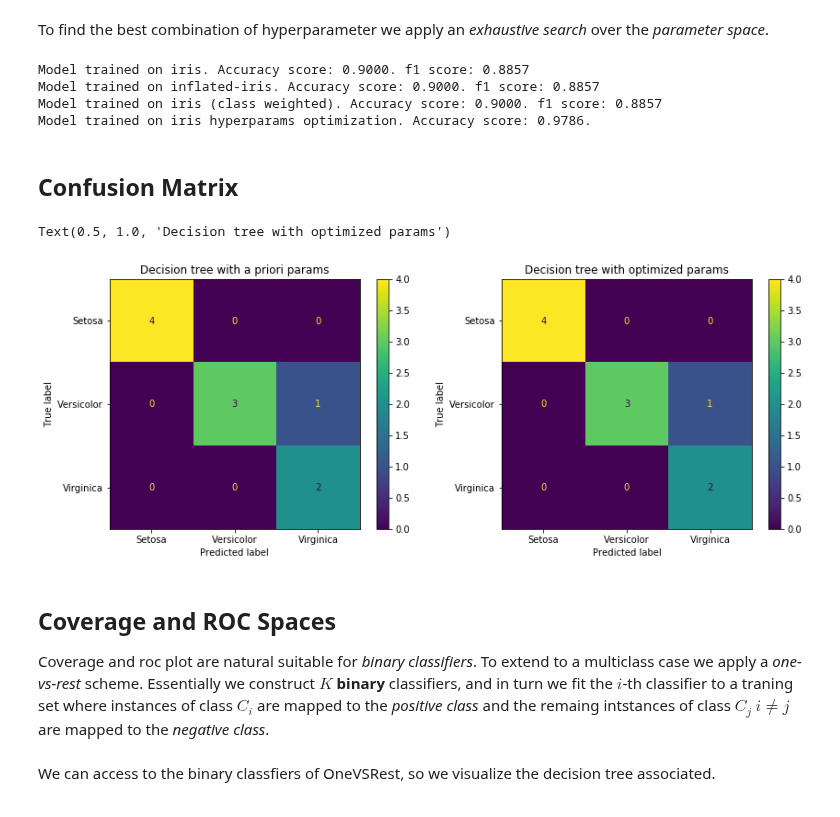
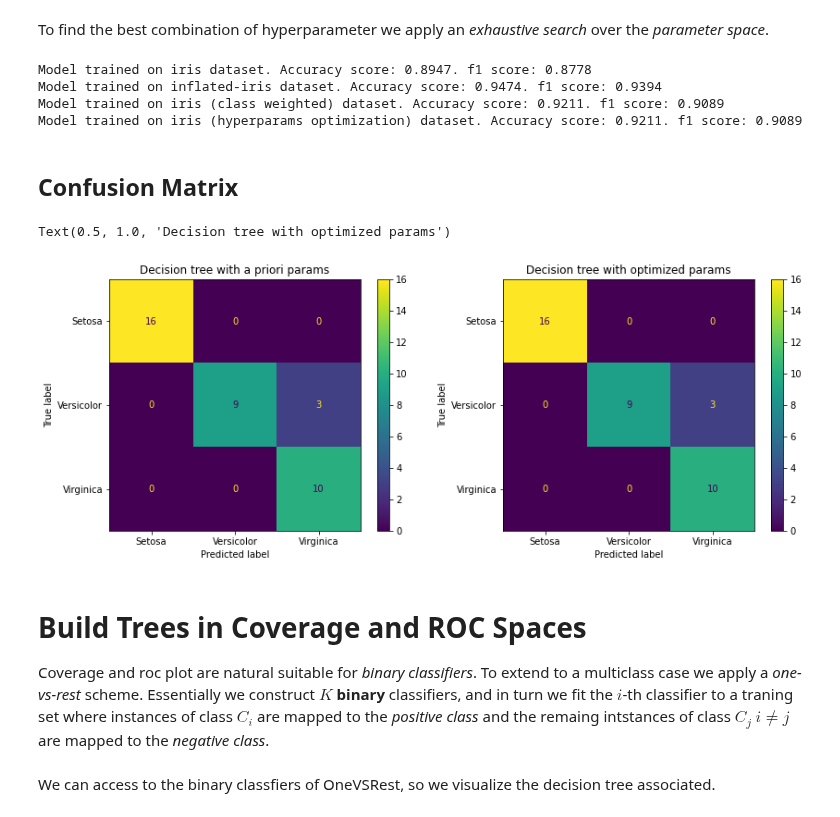
Before and after one commit to PRFina/AAUT1920Notebooks, a Jupyter notebook: aa2021/Decision Tree/DecisionTree.ipynb, the cells around one changed output. Drawn from its saved outputs; the diff is of its cells as text; code cells hidden in the pictures.

Commit message:
Refactor decision tree notebook

```diff
--- a/aa2021/Decision Tree/DecisionTree.ipynb
+++ b/aa2021/Decision Tree/DecisionTree.ipynb
@@ -44,0 +44,5 @@ clf = clf.fit(iris_X_train, iris_y_train)
+# %%
+X_train, X_test, y_train, y_test  = train_test_split(iris.data,iris.target,test_size=0.25)
+
+clf = tree.DecisionTreeClassifier(criterion="entropy",random_state=300,min_samples_leaf=5)
+clf.fit(X_train,y_train)
@@ -271,12 +164,13 @@ Model trained on inflated-iris. Accuracy score: 0.9000. f1 score: 0.8857
 ## Modify class weights
 # %%
 class_weights = {0:1, 1:10, 2:10}
+
 clf_weighted = tree.DecisionTreeClassifier(criterion="entropy",random_state=300,min_samples_leaf=5,class_weight=class_weights)
-clf.fit(iris_X_train,iris_y_train)
-predictions = clf.predict(iris_X_test)
+clf_weighted.fit(X_train,y_train)
+predictions = clf_weighted.predict(X_test)
 
-acc_score = accuracy_score(iris_y_test, predictions)
-f1=sklearn.metrics.f1_score(iris_y_test, predictions, average='macro')
+acc_score = accuracy_score(y_test, predictions)
+f1=sklearn.metrics.f1_score(y_test, predictions, average='macro')
 
 eval_metrics['iris (class weighted)']={'accuracy':acc_score,'f1-measure':f1}
 
@@ -290,43 +194,45 @@ Model trained on iris (class weighted). Accuracy score: 0.9000. f1 score: 0.8857
 # %% [markdown]
 To find the best combination of hyperparameter we apply an *exhaustive search* over the *parameter space*.
 # %%
-params = {'max_depth':np.arange(2,20),
-          'min_samples_split':np.arange(2,10),
+params = {'max_depth':np.arange(2,20,2),
+          'min_samples_split':np.arange(2,10,2),
           'min_samples_leaf':np.arange(1,10),
-          'max_leaf_nodes':np.arange(2,20),
+          'max_leaf_nodes':np.arange(1,15,2),
           'min_impurity_decrease':np.linspace(0,1,11)}
 
 clf = sklearn.model_selection.GridSearchCV(sklearn.tree.DecisionTreeClassifier(),params,
                                            scoring=['accuracy'],n_jobs=4,
-                                           refit='accuracy')
-clf.fit(iris_X_train,iris_y_train);
+                                           refit='accuracy',cv=4)
+clf.fit(X_train,y_train);
 # %%
 best_clf = clf.best_estimator_
-eval_metrics['iris hyperparams optimization']={'accuracy':clf.best_score_}
+predictions = best_clf.predict(X_test)
+
+acc_score = accuracy_score(y_test, predictions)
+f1=sklearn.metrics.f1_score(y_test, predictions, average='macro')
+
+eval_metrics['iris (hyperparams optimization)']={'accuracy':acc_score,'f1-measure':f1}
 print_evaluations(eval_metrics)
 # %% [output]
-Model trained on iris. Accuracy score: 0.9000. f1 score: 0.8857
-Model trained on inflated-iris. Accuracy score: 0.9000. f1 score: 0.8857
-Model trained on iris (class weighted). Accuracy score: 0.9000. f1 score: 0.8857
-Model trained on iris hyperparams optimization. Accuracy score: 0.9786.
+Model trained on iris dataset. Accuracy score: 0.8947. f1 score: 0.8778
+Model trained on inflated-iris dataset. Accuracy score: 0.9474. f1 score: 0.9394
+Model trained on iris (class weighted) dataset. Accuracy score: 0.9211. f1 score: 0.9089
+Model trained on iris (hyperparams optimization) dataset. Accuracy score: 0.9211. f1 score: 0.9089
 # %% [markdown]
 ## Confusion Matrix
 # %%
-clf = tree.DecisionTreeClassifier(criterion="entropy",random_state=300,min_samples_leaf=5,class_weight={0:1,1:1,2:1})
-clf = clf.fit(iris.data, iris.target)
-
 fig, axes = plt.subplots(1,2,figsize=(14,5))
 
-sklearn.metrics.plot_confusion_matrix(best_clf,iris_X_test,iris_y_test,display_labels=['Setosa','Versicolor','Virginica'],ax=axes[0])
-sklearn.metrics.plot_confusion_matrix(clf,iris_X_test,iris_y_test,display_labels=['Setosa','Versicolor','Virginica'],ax=axes[1])
+sklearn.metrics.plot_confusion_matrix(best_clf,X_test,y_test,display_labels=['Setosa','Versicolor','Virginica'],ax=axes[1])
+sklearn.metrics.plot_confusion_matrix(clf,X_test,y_test,display_labels=['Setosa','Versicolor','Virginica'],ax=axes[0])
 
 axes[0].set_title('Decision tree with a priori params')
 axes[1].set_title('Decision tree with optimized params')
 # %% [output]
 Text(0.5, 1.0, 'Decision tree with optimized params')
-[figure, old version]
+[figure, new version]
 # %% [markdown]
-## Coverage and ROC Spaces
+# Build Trees in Coverage and ROC Spaces
 Coverage and roc plot are natural suitable for *binary classifiers*. To extend to a multiclass case we apply a *one-vs-rest* scheme.
 Essentially we construct $K$ **binary** classifiers, and in turn we fit the $i$-th classifier to a traning set where instances of class $C_i$ are mapped to the *positive class* and the remaing intstances of class $C_j \ i\neq j$ are mapped to the *negative class*.
 # %%
```
Also changed, not shown: parts of 38 cells of this notebook, 7 other files.
